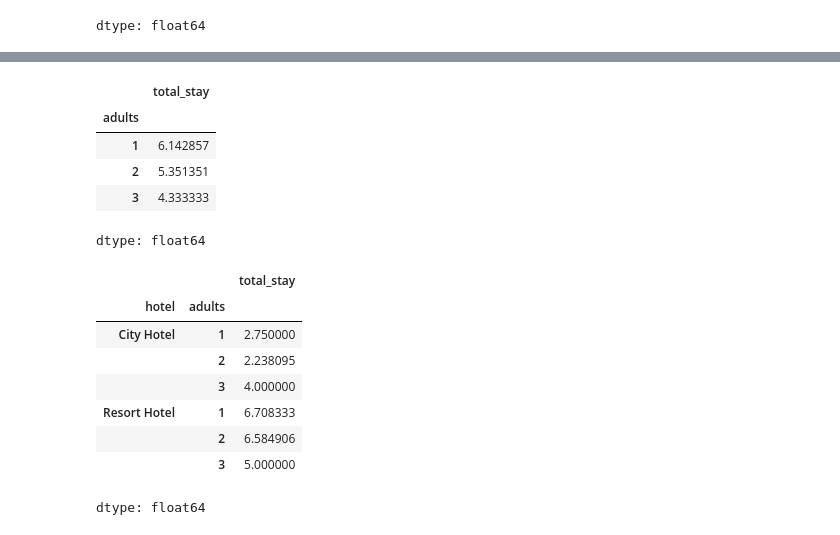
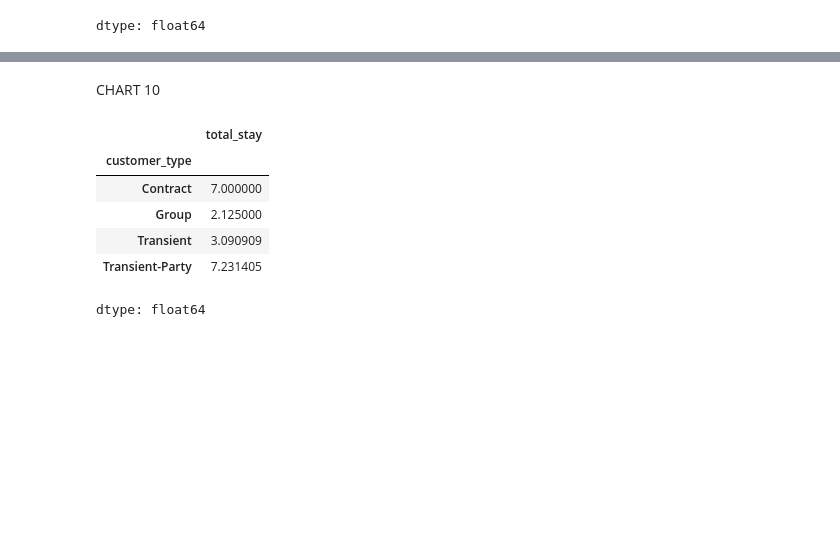
Before and after one commit to uditigupta293-byte/hotel-booking-analysis, a Jupyter notebook: capstone_project.ipynb, the cells around one changed output, grey strips where cells are left out. Drawn from its saved outputs; the diff is of its cells as text; code cells hidden in the pictures; blank space fills up the shorter version.

```diff
--- a/capstone_project.ipynb
+++ b/capstone_project.ipynb
@@ -626,23 +836,13 @@ sns.barplot(x='customer_type', y='total_of_special_requests', data=df)
+# %% [markdown]
+CHART 10
 # %%
 df['total_stay'] = df['stays_in_weekend_nights'] + df['stays_in_week_nights']
-
-df.groupby('adults')['total_stay'].mean() #As number of adults increases, average stay duration decreases.
+df.groupby('customer_type')['total_stay'].mean()
 # %% [output]
 |  | total_stay |
-| adults |  |
-| 1 | 6.142857 |
-| 2 | 5.351351 |
-| 3 | 4.333333 |
+| customer_type |  |
+| Contract | 7.000000 |
+| Group | 2.125000 |
+| Transient | 3.090909 |
+| Transient-Party | 7.231405 |
 dtype: float64
-# %%
-df.groupby(['hotel','adults'])['total_stay'].mean() #solo travelers stay longer in resort than city hotels.
-# %% [output]
-|  |  | total_stay |
-| hotel | adults |  |
-| City Hotel | 1 | 2.750000 |
-|  | 2 | 2.238095 |
-|  | 3 | 4.000000 |
-| Resort Hotel | 1 | 6.708333 |
-|  | 2 | 6.584906 |
-|  | 3 | 5.000000 |
-dtype: float64
```
Also changed, not shown: parts of 111 cells of this notebook.
